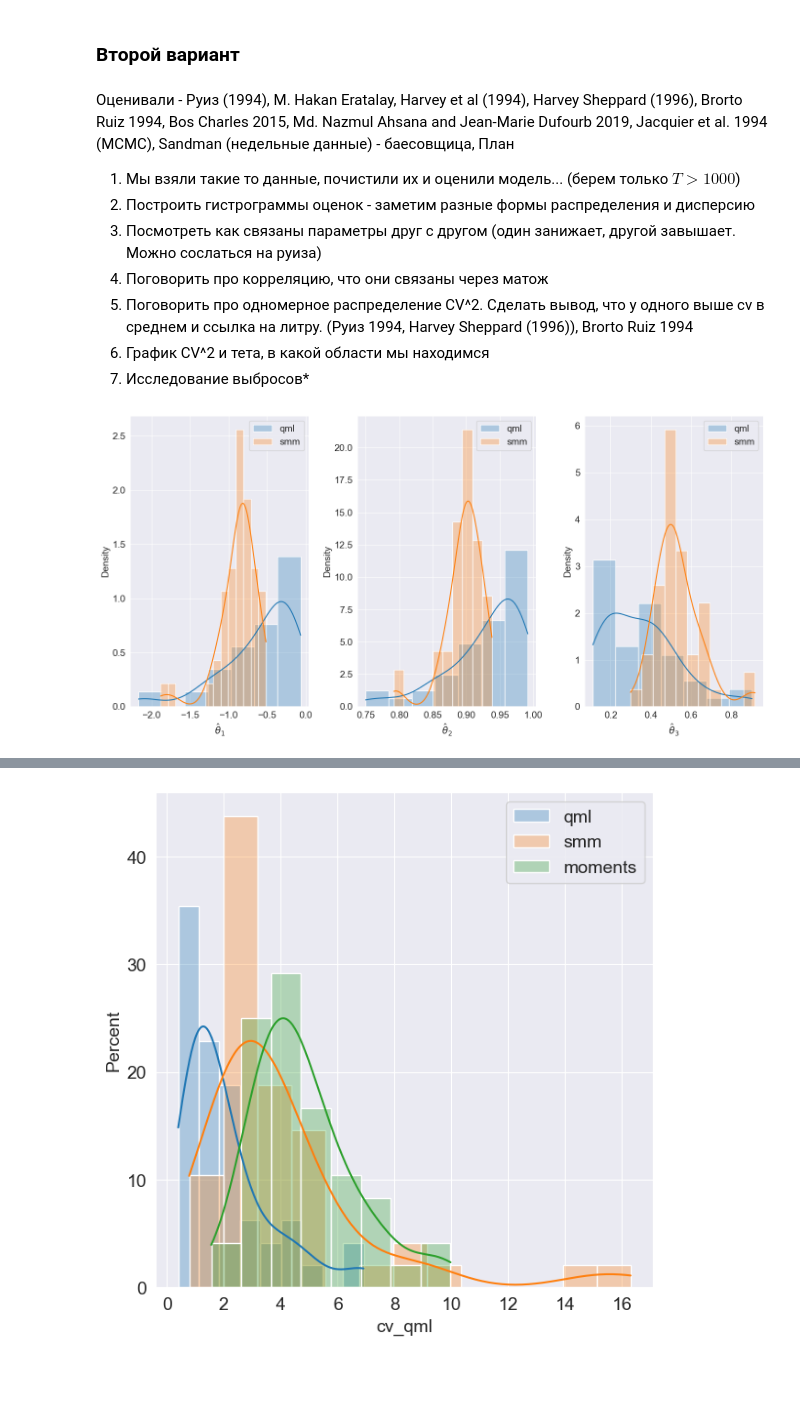
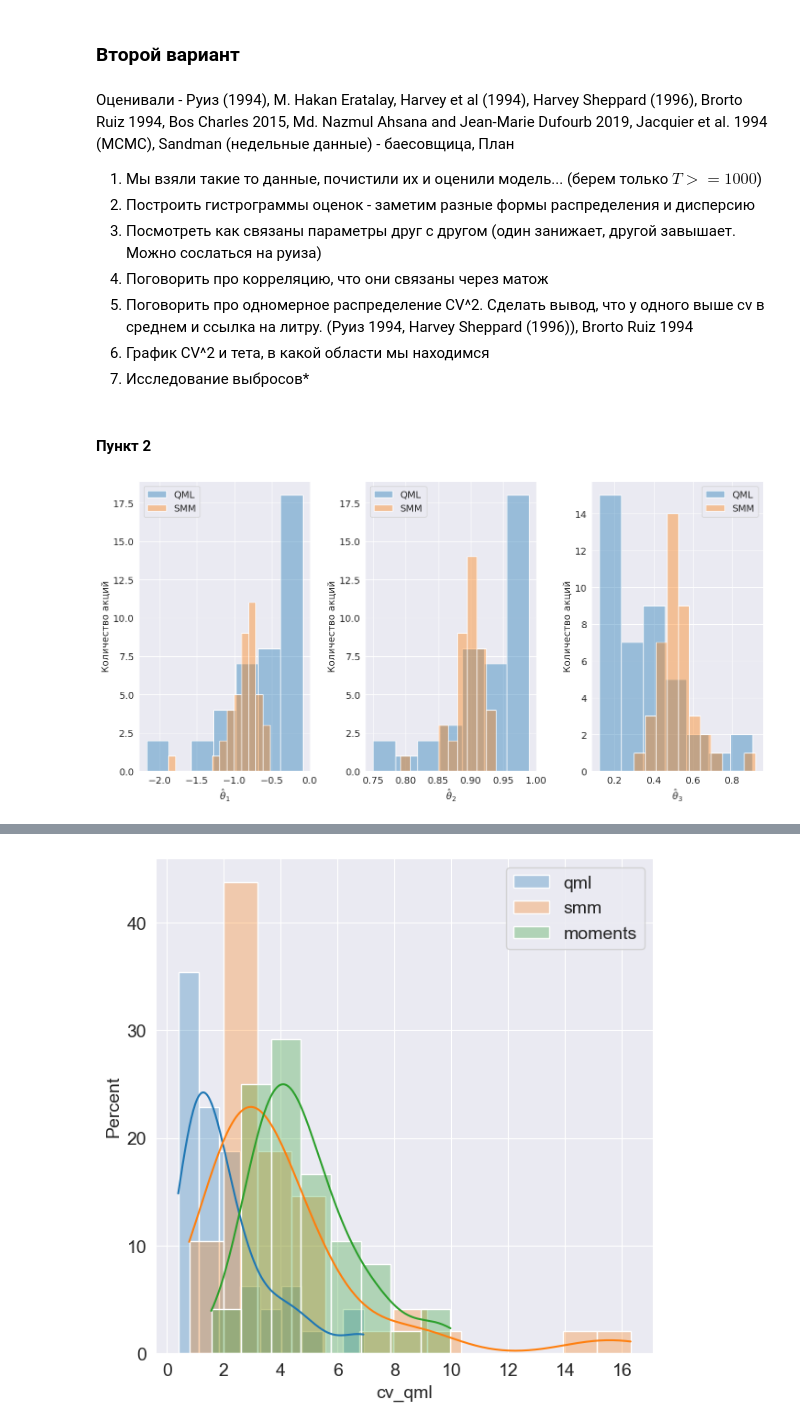
Before and after one commit to Dangerio/optimization-algorithm, a Jupyter notebook: methods_comparison/real_data/estimation_result_analysis.ipynb, the cells around one changed output, grey strips where cells are left out. Saved outputs shown, nothing was run; the diff lists cells and outputs as text; code cells hidden in the pictures; blank space fills up the shorter version.

Commit message:
Make graphs and result latex table

```diff
--- a/methods_comparison/real_data/estimation_result_analysis.ipynb
+++ b/methods_comparison/real_data/estimation_result_analysis.ipynb
@@ -104,6 +109,7 @@ for idx, df in enumerate(dfs):
     df  = pd.merge(left=df, right=vol_cv, on="ticker", how="left")
     df["cv"] = calculate_cv(df.estimates_2, df.estimates_3)
     df['size'] = data_length
+    df = df[df["size"] >= 1000]
     dfs[idx] = df
 
 qml_with_outliers, qml_without_outliers = dfs[0], dfs[1]
@@ -219,24 +225,30 @@ plt.savefig("data/plots/theta_two_estimates.pdf", format="pdf");
 # %% [markdown]
 Оценивали - Руиз (1994), M. Hakan Eratalay, Harvey et al (1994), Harvey Sheppard (1996), Brorto Ruiz 1994, Bos Charles 2015, Md. Nazmul Ahsana and Jean-Marie Dufourb 2019, Jacquier et al. 1994 (MCMC), Sandman (недельные данные) - баесовщица,
 План
-1) Мы взяли такие то данные, почистили их и оценили модель... (берем только $T > 1000$)
+1) Мы взяли такие то данные, почистили их и оценили модель... (берем только $T >= 1000$)
 2) Построить гистрограммы оценок - заметим разные формы распределения и  дисперсию
 3) Посмотреть как связаны параметры друг с другом (один занижает, другой завышает. Можно сослаться на руиза)
 4) Поговорить про корреляцию, что они связаны через матож
 5) Поговорить про одномерное распределение CV^2. Сделать вывод, что у одного выше cv в среднем и ссылка на литру. (Руиз 1994, Harvey Sheppard (1996)), Brorto Ruiz 1994
 6) График CV^2 и тета, в какой области мы находимся
 7) Исследование выбросов*
+# %% [markdown]
+#### Пункт 2
 # %%
 fig, ax = plt.subplots(nrows=1, ncols=3, figsize=(14, 7))
 stat = "estimates"
+name_to_label = {"qml": "QML", "smm": "SMM"}
+# name_to_bins = {"qml": 9, "smm": 9}
 for param_idx in range(1, 4):
     for name in ["qml", "smm"]:
-        sns.histplot(data=without_outliers, x=f"{stat}_{param_idx}_{name}", label=name, ax=ax[param_idx - 1], alpha=0.3, kde=True, stat="density")
+        sns.histplot(data=without_outliers, x=f"{stat}_{param_idx}_{name}", label=name_to_label[name], ax=ax[param_idx - 1], alpha=0.4, kde=False, stat="count")
 
 for axis, label in zip(ax, [r"$\hat{\theta}_1$", r"$\hat{\theta}_2$", r"$\hat{\theta}_3$"]):
+    axis.set_ylabel("Количество акций")
     axis.set_xlabel(label)
     axis.legend()
 
 plt.tight_layout();
+plt.savefig("data/plots/estimates_histograms.pdf", format="pdf")
 # %% [output]
-[figure, old version]
+[figure, new version]
```
Also changed, not shown: parts of 32 cells of this notebook, 6 other files.
